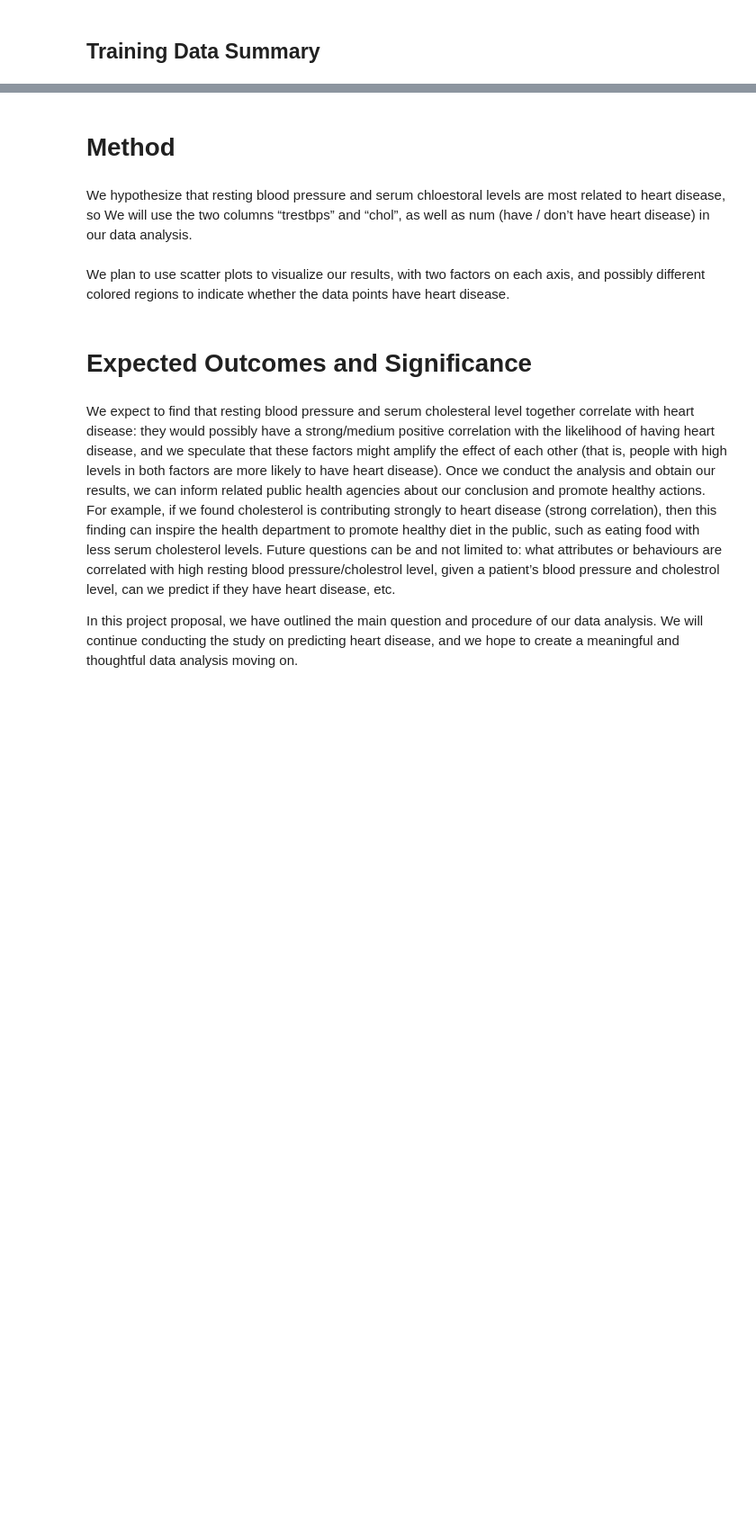
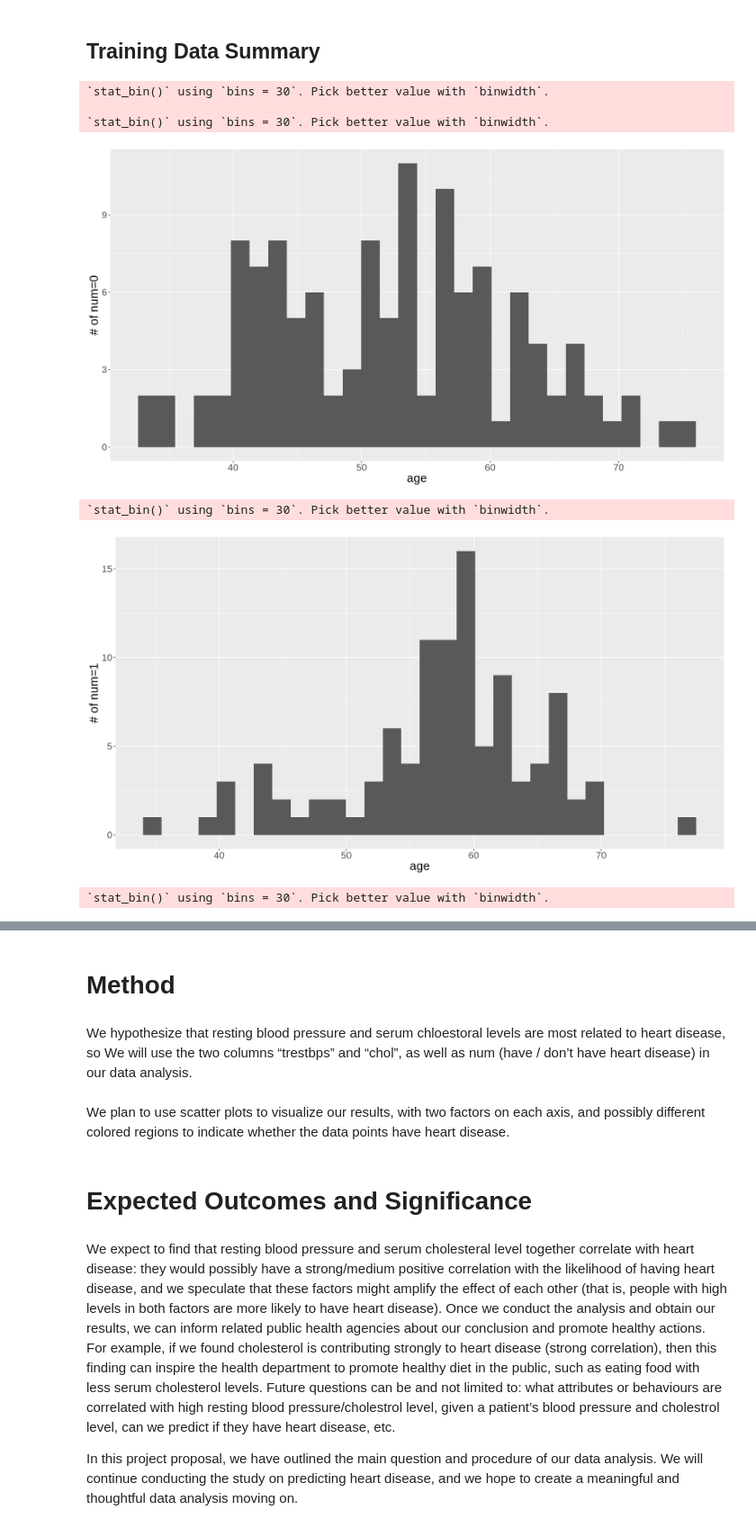
Before and after one commit to wiliwangka/Heart-Disease-Classification-with-R, a Jupyter notebook: ds_project_proposal.ipynb, the cells around one changed output, grey strips where cells are left out. Shown at 90% size. Cells and saved outputs as stored; diff of their text form; code cells hidden in the pictures; blank space fills up the shorter version.

```diff
--- a/ds_project_proposal.ipynb
+++ b/ds_project_proposal.ipynb
@@ -272,0 +224,41 @@ cleveland_testing <- testing(cleveland_split)
+# %%
+plot_age_0<-cleveland_training%>%
+filter(num==0)%>%
+ggplot(aes(x = age,)) +
+   geom_histogram() +
+    labs(x= "age", y= "# of num=0")+
+    theme(text = element_text(size=20))
+plot_age_0
+
+plot_age_1<-cleveland_training%>%
+filter(num==1)%>%
+ggplot(aes(x = age,)) +
+   geom_histogram() +
+    labs(x= "age", y= "# of num=1")+
+    theme(text = element_text(size=20))
+plot_age_1
+
+
+plot_thalach_0<-cleveland_training%>%
+filter(num==0)%>%
+ggplot(aes(x = thalach,)) +
+   geom_histogram() +
+    labs(x= "thalach", y= "# of num=0")+
+    theme(text = element_text(size=20))
+plot_thalach_0
+
+plot_thalach_1<-cleveland_training%>%
+filter(num==1)%>%
+ggplot(aes(x = thalach,)) +
+   geom_histogram() +
+    labs(x= "thalach", y= "# of num=1")+
+    theme(text = element_text(size=20))
+plot_thalach_1
+# %% [output]
+`stat_bin()` using `bins = 30`. Pick better value with `binwidth`.
+
+`stat_bin()` using `bins = 30`. Pick better value with `binwidth`.
+[figure, added]
+`stat_bin()` using `bins = 30`. Pick better value with `binwidth`.
+[figure, added]
+`stat_bin()` using `bins = 30`. Pick better value with `binwidth`.
```
Also changed, not shown: parts of 17 cells of this notebook.
